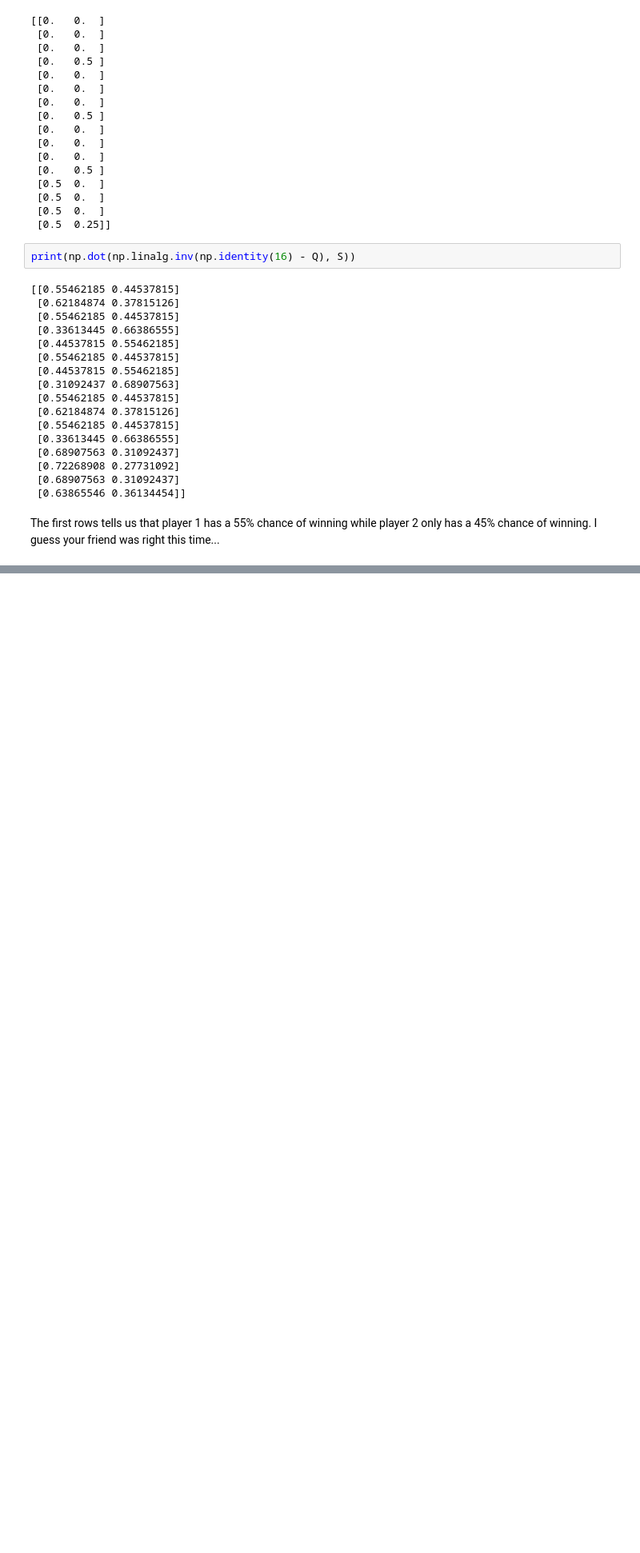
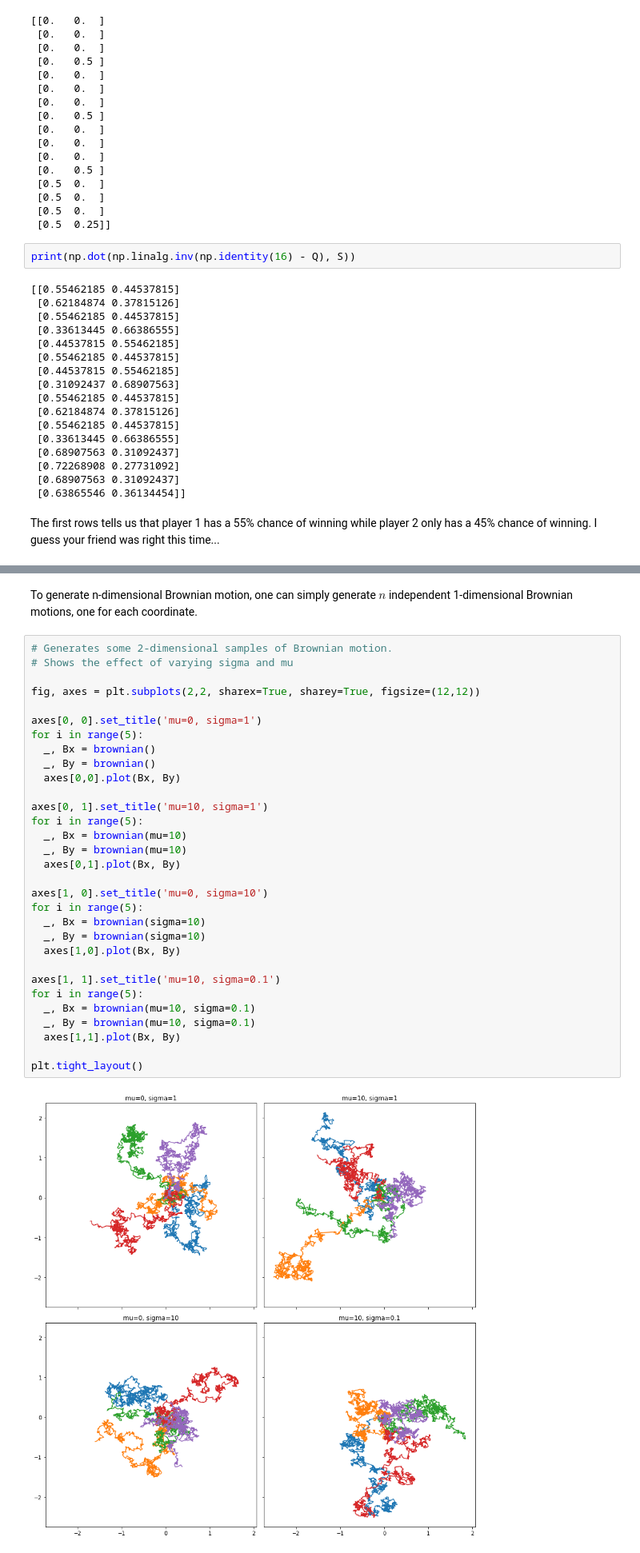
Before and after one commit to kevinrchilders/stochastics, a Jupyter notebook: stochastics.ipynb, the cells around one changed output, grey strips where cells are left out. Shown at 80% size. Drawn from its saved outputs; the diff is of its cells as text; blank space fills up the shorter version.

```diff
--- a/stochastics.ipynb
+++ b/stochastics.ipynb
@@ -417,0 +468,35 @@ I guess your friend was right this time...
+# %% [markdown]
+To generate n-dimensional Brownian motion, one can simply generate $n$ independent 1-dimensional Brownian motions, one for each coordinate.
+# %%
+# Generates some 2-dimensional samples of Brownian motion.
+# Shows the effect of varying sigma and mu
+
+fig, axes = plt.subplots(2,2, sharex=True, sharey=True, figsize=(12,12))
+
+axes[0, 0].set_title('mu=0, sigma=1')
+for i in range(5):
+  _, Bx = brownian()
+  _, By = brownian()
+  axes[0,0].plot(Bx, By)
+
+axes[0, 1].set_title('mu=10, sigma=1')
+for i in range(5):
+  _, Bx = brownian(mu=10)
+  _, By = brownian(mu=10)
+  axes[0,1].plot(Bx, By)
+
+axes[1, 0].set_title('mu=0, sigma=10')
+for i in range(5):
+  _, Bx = brownian(sigma=10)
+  _, By = brownian(sigma=10)
+  axes[1,0].plot(Bx, By)
+
+axes[1, 1].set_title('mu=10, sigma=0.1')
+for i in range(5):
+  _, Bx = brownian(mu=10, sigma=0.1)
+  _, By = brownian(mu=10, sigma=0.1)
+  axes[1,1].plot(Bx, By)
+
+plt.tight_layout()
+# %% [output]
+[figure, added]
```
Also changed, not shown: parts of 16 cells of this notebook.
